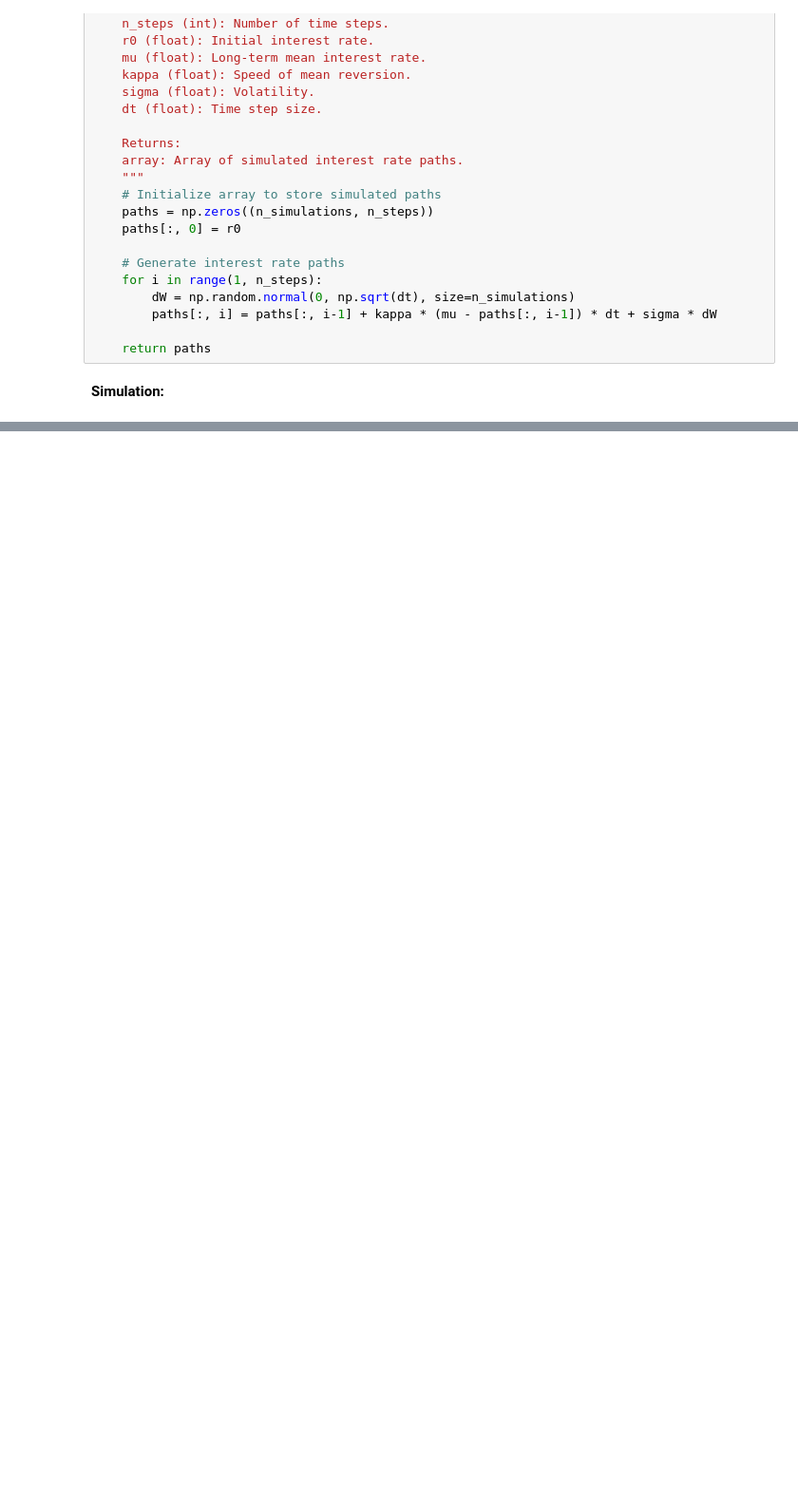
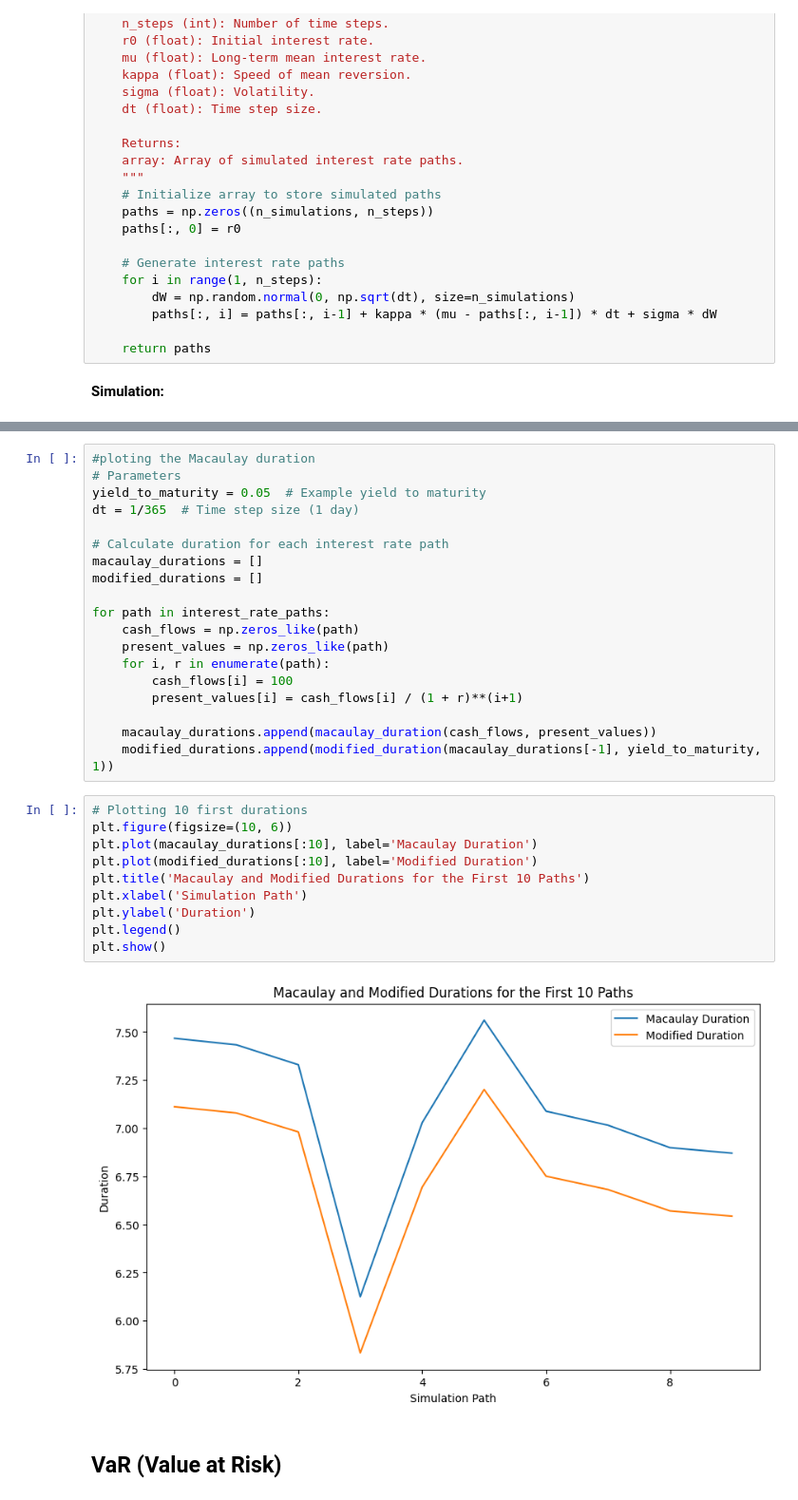
Before and after one commit to sarahnourgh/risk-alm-insurance-analysis, a Jupyter notebook: main.ipynb, the cells around one changed output, grey strips where cells are left out. Shown: that part at 95% size. Cells and saved outputs as stored; diff of their text form; blank space fills up the shorter version.

```diff
--- a/main.ipynb
+++ b/main.ipynb
@@ -135,0 +140,33 @@ plt.show()
+# %%
+#ploting the Macaulay duration
+# Parameters
+yield_to_maturity = 0.05  # Example yield to maturity
+dt = 1/365  # Time step size (1 day)
+
+# Calculate duration for each interest rate path
+macaulay_durations = []
+modified_durations = []
+
+for path in interest_rate_paths:
+    cash_flows = np.zeros_like(path)
+    present_values = np.zeros_like(path)
+    for i, r in enumerate(path):
+        cash_flows[i] = 100
+        present_values[i] = cash_flows[i] / (1 + r)**(i+1)
+
+    macaulay_durations.append(macaulay_duration(cash_flows, present_values))
+    modified_durations.append(modified_duration(macaulay_durations[-1], yield_to_maturity, 1))
+# %%
+# Plotting 10 first durations
+plt.figure(figsize=(10, 6))
+plt.plot(macaulay_durations[:10], label='Macaulay Duration')
+plt.plot(modified_durations[:10], label='Modified Duration')
+plt.title('Macaulay and Modified Durations for the First 10 Paths')
+plt.xlabel('Simulation Path')
+plt.ylabel('Duration')
+plt.legend()
+plt.show()
+# %% [output]
+[figure, added]
+# %% [markdown]
+## VaR (Value at Risk)
```
Also changed, not shown: parts of 8 cells of this notebook.
